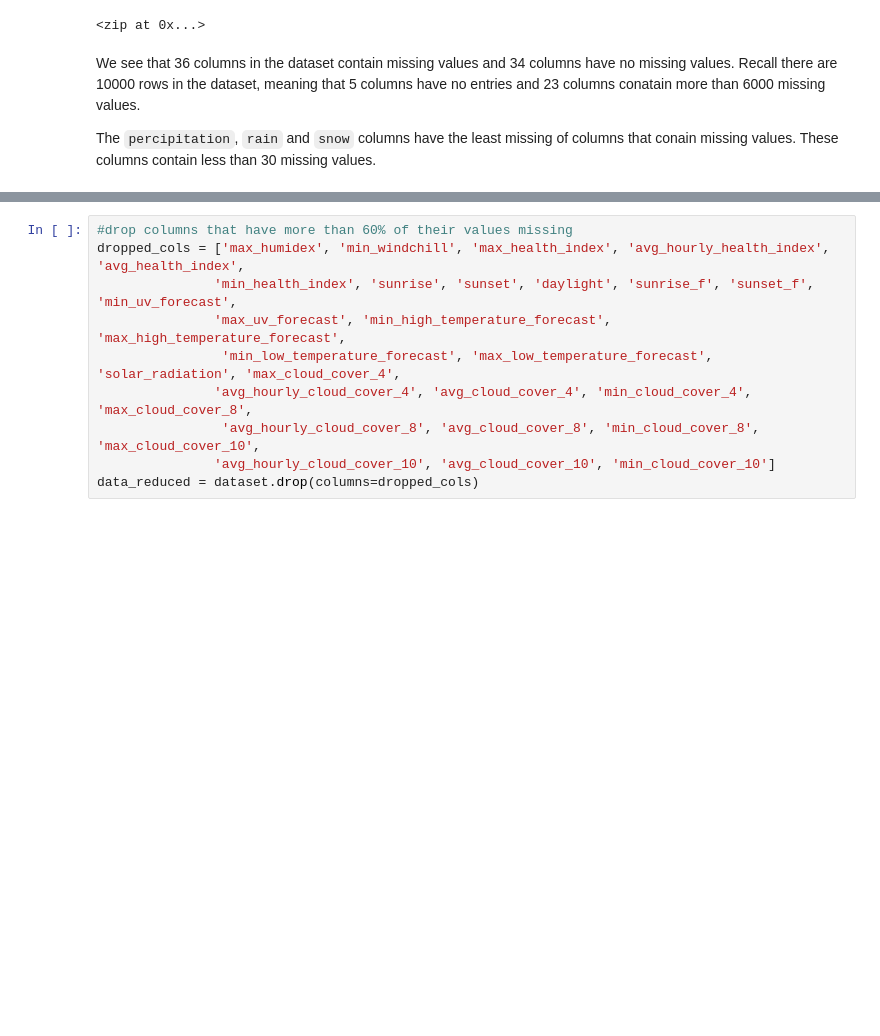
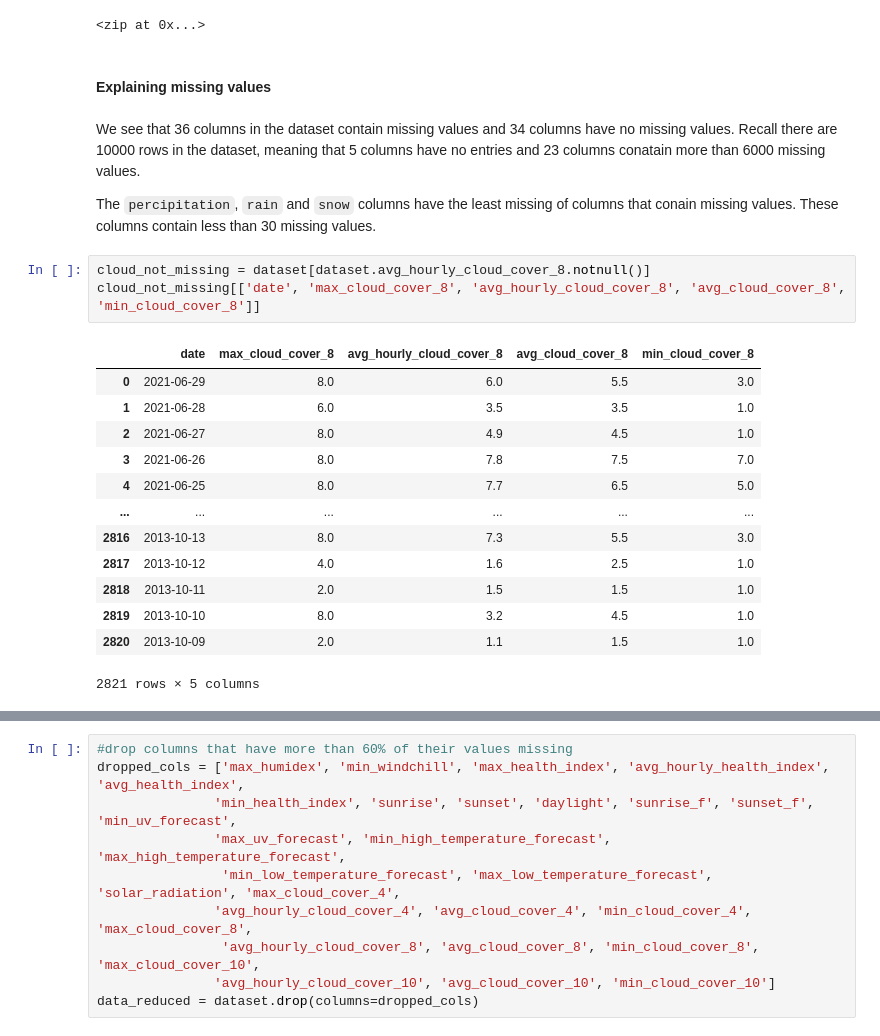
Before and after one commit to sampso29/Toronto-Rain-Prediction-, a Jupyter notebook: Toronto Rain Prediction.ipynb, the cells around one changed output, grey strips where cells are left out. Cells and saved outputs as stored; diff of their text form; blank space fills up the shorter version.

Commit message:
updating missing value notes
- explained why some rows have missing values
- added new subheading such as 'Explaining missing values' and removing missing values

```diff
--- a/Toronto Rain Prediction.ipynb
+++ b/Toronto Rain Prediction.ipynb
@@ -183,7 +185,26 @@ min_cloud_cover_10: 9763 values misiing
 
 36 columns have missing values
 <zip at 0x...>
+# %% [markdown]
+#### Explaining missing values
 # %% [markdown]
 We see that 36 columns in the dataset contain missing values and 34 columns have no missing values. Recall there are 10000 rows in the dataset, meaning that 5 columns have no entries and 23 columns conatain more than 6000 missing values.
 
 The `percipitation`, `rain` and `snow` columns have the least missing of columns that conain missing values. These columns contain less than 30 missing values.
+# %%
+cloud_not_missing = dataset[dataset.avg_hourly_cloud_cover_8.notnull()]
+cloud_not_missing[['date', 'max_cloud_cover_8', 'avg_hourly_cloud_cover_8', 'avg_cloud_cover_8', 'min_cloud_cover_8']]
+# %% [output]
+|  | date | max_cloud_cover_8 | avg_hourly_cloud_cover_8 | avg_cloud_cover_8 | min_cloud_cover_8 |
+| 0 | 2021-06-29 | 8.0 | 6.0 | 5.5 | 3.0 |
+| 1 | 2021-06-28 | 6.0 | 3.5 | 3.5 | 1.0 |
+| 2 | 2021-06-27 | 8.0 | 4.9 | 4.5 | 1.0 |
+| 3 | 2021-06-26 | 8.0 | 7.8 | 7.5 | 7.0 |
+| 4 | 2021-06-25 | 8.0 | 7.7 | 6.5 | 5.0 |
+| ... | ... | ... | ... | ... | ... |
+| 2816 | 2013-10-13 | 8.0 | 7.3 | 5.5 | 3.0 |
+| 2817 | 2013-10-12 | 4.0 | 1.6 | 2.5 | 1.0 |
+| 2818 | 2013-10-11 | 2.0 | 1.5 | 1.5 | 1.0 |
+| 2819 | 2013-10-10 | 8.0 | 3.2 | 4.5 | 1.0 |
+| 2820 | 2013-10-09 | 2.0 | 1.1 | 1.5 | 1.0 |
+2821 rows × 5 columns
```
Also changed, not shown: parts of 7 cells of this notebook.
